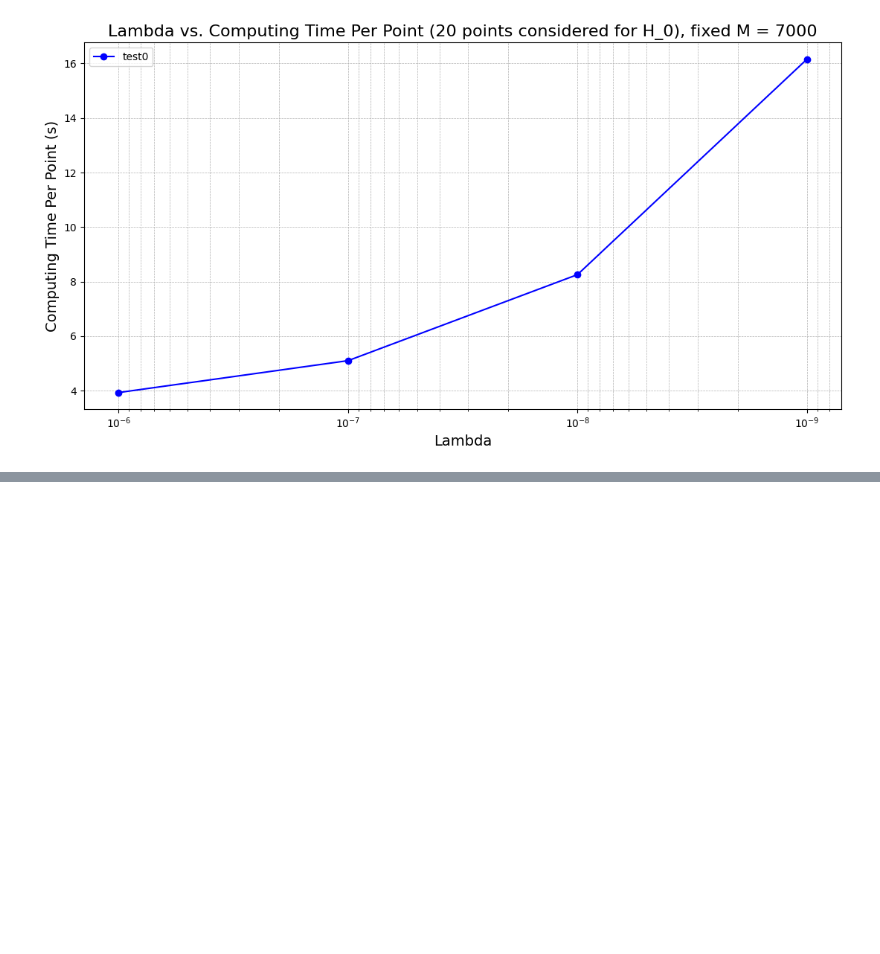
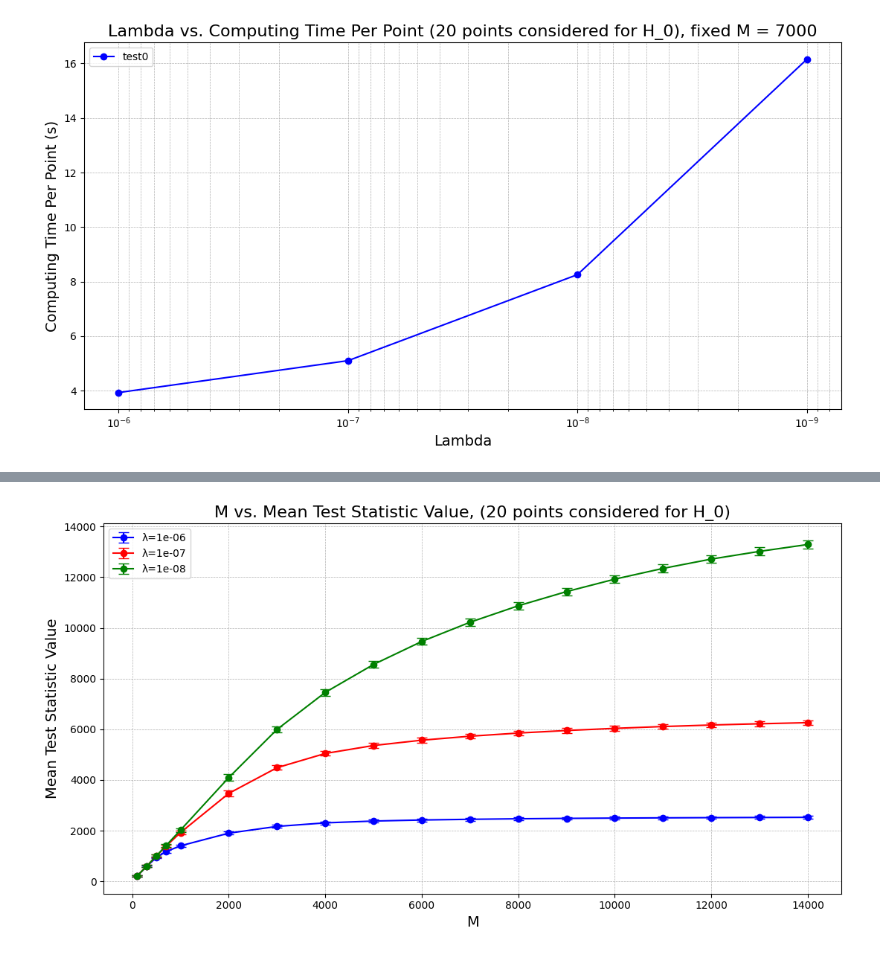
Before and after one commit to TwoSampleTests/NPLM_Parameters_Tuning, a Jupyter notebook: notebooks/Analysis_20D_mixture_50_NPLMPar.ipynb, the cells around one changed output, grey strips where cells are left out. Cells and saved outputs as stored; diff of their text form; code cells hidden in the pictures; blank space fills up the shorter version.

Commit message:
Added graph for test-statistic fluctuation with lambda and M

```diff
--- a/notebooks/Analysis_20D_mixture_50_NPLMPar.ipynb
+++ b/notebooks/Analysis_20D_mixture_50_NPLMPar.ipynb
@@ -691,0 +705,19 @@ plt.show()
+# %%
+lam_list = [1e-6, 1e-7, 1e-8]
+M_list = [100, 300, 500 , 700, 1000, 2000, 3000, 4000, 5000, 6000, 7000, 8000, 9000, 10000, 11000, 12000, 13000, 14000]
+
+nplm_objects_M_lam = {}
+
+for i, lam_value in enumerate(lam_list):
+    for j, M_value in enumerate(M_list):
+        nplm_objects_M_lam[f"NPLMMetric_{i,j}"] = GMetrics.NPLMMetric(TwoSampleTestInputs,
+                                                progress_bar = True,
+                                                verbose = True,
+                                                M = M_value,
+                                                lam = lam_value,
+                                                iter_list = 1000000,
+                                                flk_sigma = flk_sigma,
+                                                weight = 1)
+        print(f"(M,lam) values for NPLMMetric_{i,j} are: ({nplm_objects_M_lam[f'NPLMMetric_{i,j}'].nplm_kwargs.get('M')},{nplm_objects_M_lam[f'NPLMMetric_{i,j}'].nplm_kwargs.get('lam')})")
+
+print(nplm_objects_M_lam)
@@ -691,0 +815,53 @@ plt.show()
+# %%
+file = null_hypotheses_dir + f"test_statistic_fluc_M_lam.json"
+
+null_hp_times = np.zeros((len(lam_list), len(M_list)))
+metric_values = np.zeros((len(lam_list), len(M_list), niter))
+
+if os.path.exists(file):
+    print(f"File {file} already exists. Loading existing results.")
+    with open(file, "r") as f:
+        results = json.load(f)
+    lam_list = [lam for result in results for lam in result["lam"].keys()]
+    lam_list = np.array(lam_list)
+    M_list = [item["M"] for item in results[0]["lam"][lam_list[0]]]
+    for i, result in enumerate(results):
+        for lam, lam_data in result["lam"].items():
+            for j, M_data in enumerate(lam_data):  # For each M value in the lambda
+
+                null_hp_times[i, j] = M_data["computing_time"]
+                metric_values[i, j] = M_data["metric_list"]
+                null_hp_times = np.array(null_hp_times)
+                metric_values = np.array(metric_values)
+
+else:
+    print("file does not exist")
+
+
+color_list = ['b','r','g']
+label_list = [f'λ={lam}' for lam in lam_list]
+
+avg_test_stat = np.zeros((len(lam_list), len(M_list)))
+std_test_stat = np.zeros((len(lam_list), len(M_list)))
+
+for i, lam in enumerate(lam_list):
+    for j, m in enumerate(M_list):
+        avg_test_stat[i,j] = (np.mean(metric_values[i,j]))
+        std_test_stat[i,j] = (np.std(metric_values[i,j]))
+    print(f"Average test statistic values for lambda = {lam} varying M: {avg_test_stat[i]}\n"
+          f" with std: {std_test_stat[i]}")
+
+plt.figure(figsize=(11, 6))
+for i in range(len(lam_list)):
+    plt.errorbar(M_list, avg_test_stat[i], std_test_stat[i], capsize=5 ,marker='o', linestyle='-', color = color_list[i], label = label_list[i])
+
+plt.xlabel("M", fontsize=14)
+plt.ylabel("Mean Test Statistic Value", fontsize=14)
+plt.title(f"M vs. Mean Test Statistic Value, ({niter} points considered for H_0)", fontsize=16)
+plt.grid(True, which="both", linestyle="--", linewidth=0.5)
+plt.tight_layout()
+plt.legend()
+
+plt.savefig(null_hypotheses_dir+"Test_statistic_fluc_vs_M.pdf", format="pdf")
+plt.show()
+# %% [output]
@@ -691,0 +885 @@ plt.show()
+[figure, added]
```
Also changed, not shown: parts of 9 cells of this notebook, 4 other files.
